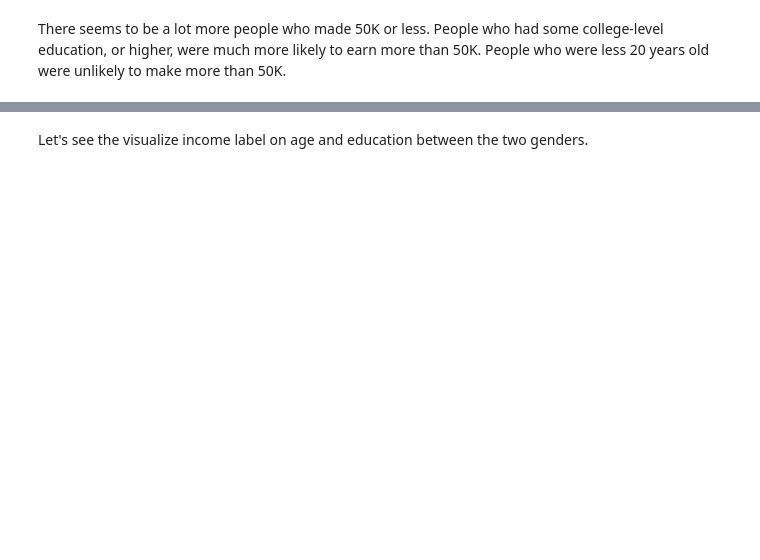
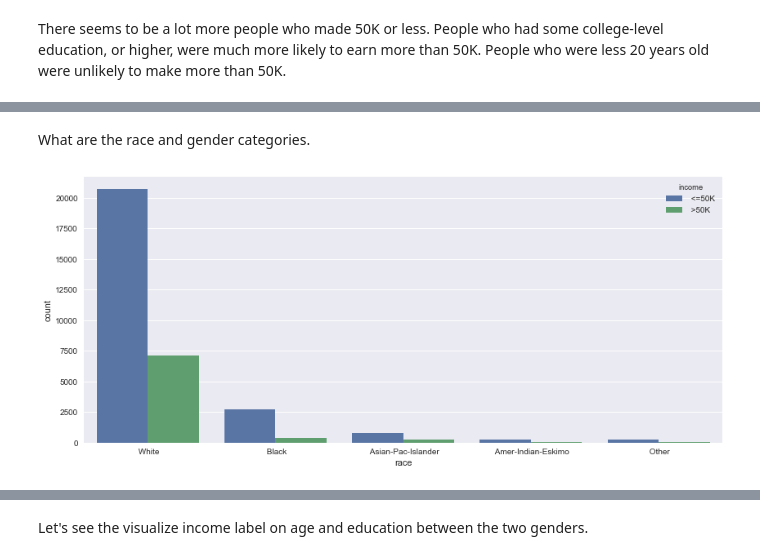
Before and after one commit to kchen009/Final_exam, a Jupyter notebook: Census Income Data Set.ipynb, the cells around one changed output, grey strips where cells are left out. Cells and saved outputs as stored; diff of their text form; code cells hidden in the pictures; blank space fills up the shorter version.

```diff
--- a/Census Income Data Set.ipynb
+++ b/Census Income Data Set.ipynb
@@ -116,0 +114,7 @@ There seems to be a lot more people who made 50K or less. People who had some co
+# %% [markdown]
+What are the race and gender categories.
+# %%
+fig, ax = plt.subplots(1, figsize=(14,6))
+_ =sns.countplot(x='race', hue='income', data=df, ax=ax)
+# %% [output]
+[figure, added]
```
Also changed, not shown: parts of 44 cells of this notebook.
